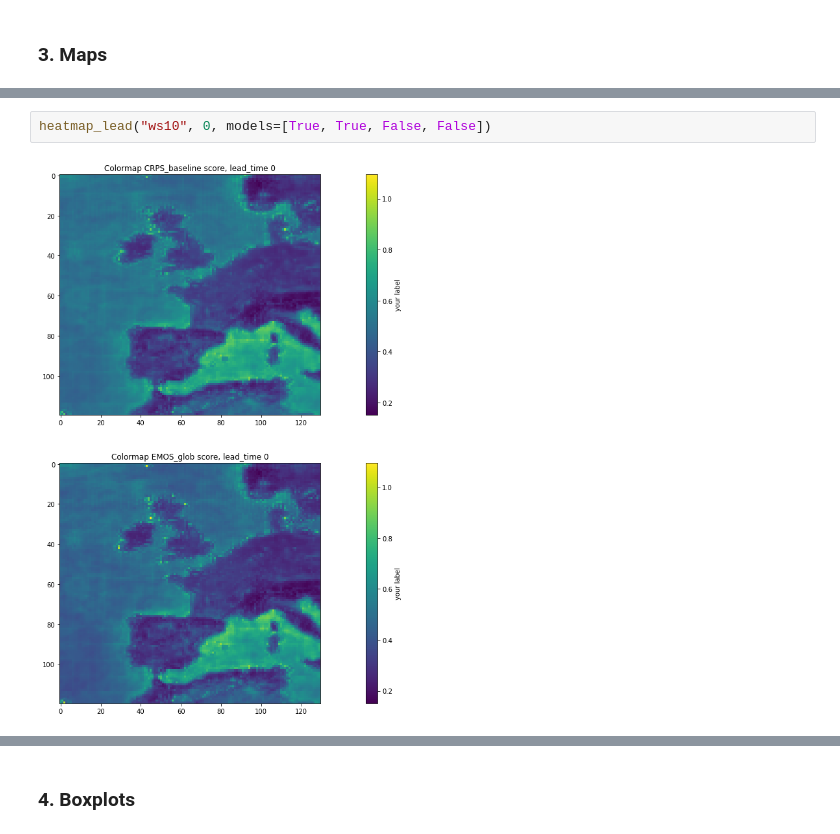
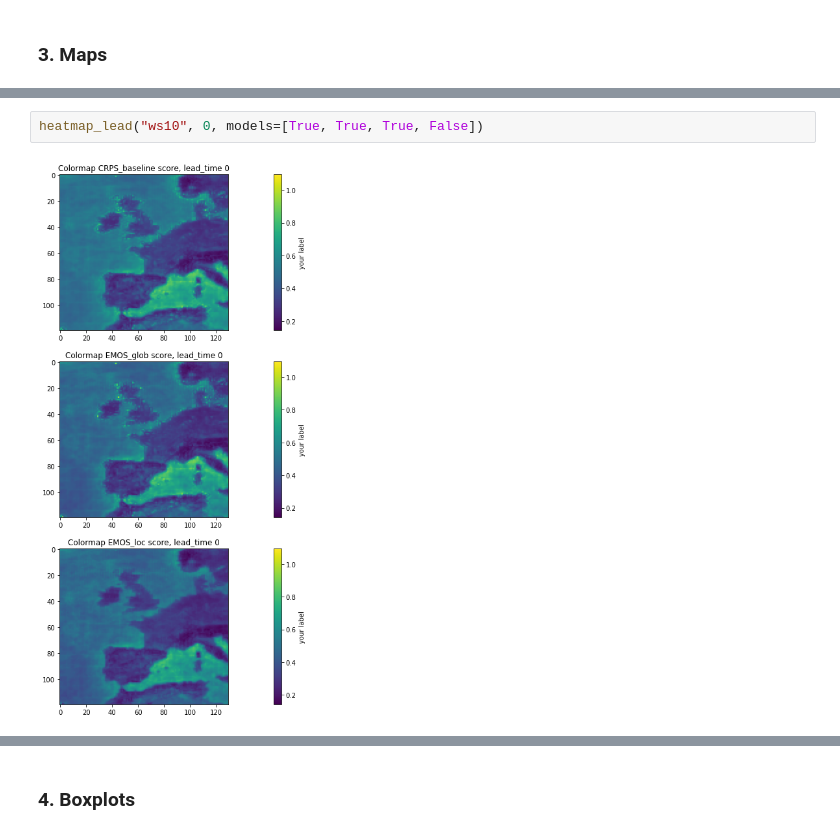
Before and after one commit to cleveryangcong/Bachelor_Thesis, a Jupyter notebook: notebooks/reports/1.1-dc-score_visualization_final.ipynb, the cells around one changed output, grey strips where cells are left out. Drawn from its saved outputs; the diff is of its cells as text.

Commit message:
Add new visualization of EMOS_local ws10 scores

```diff
--- a/notebooks/reports/1.1-dc-score_visualization_final.ipynb
+++ b/notebooks/reports/1.1-dc-score_visualization_final.ipynb
@@ -212,9 +210,9 @@ heatmap_lead("t2m", 0)
 [figure]
 [interactive output not drawn]
 # %%
-heatmap_lead("ws10", 0, models=[True, True, False, False])
+heatmap_lead("ws10", 0, models=[True, True, True, False])
 # %% [output]
-[figure, old version]
+[figure, new version]
 [interactive output not drawn]
 # %% [markdown]
 ### 4. Boxplots
```
Also changed, not shown: parts of 4 cells of this notebook.
